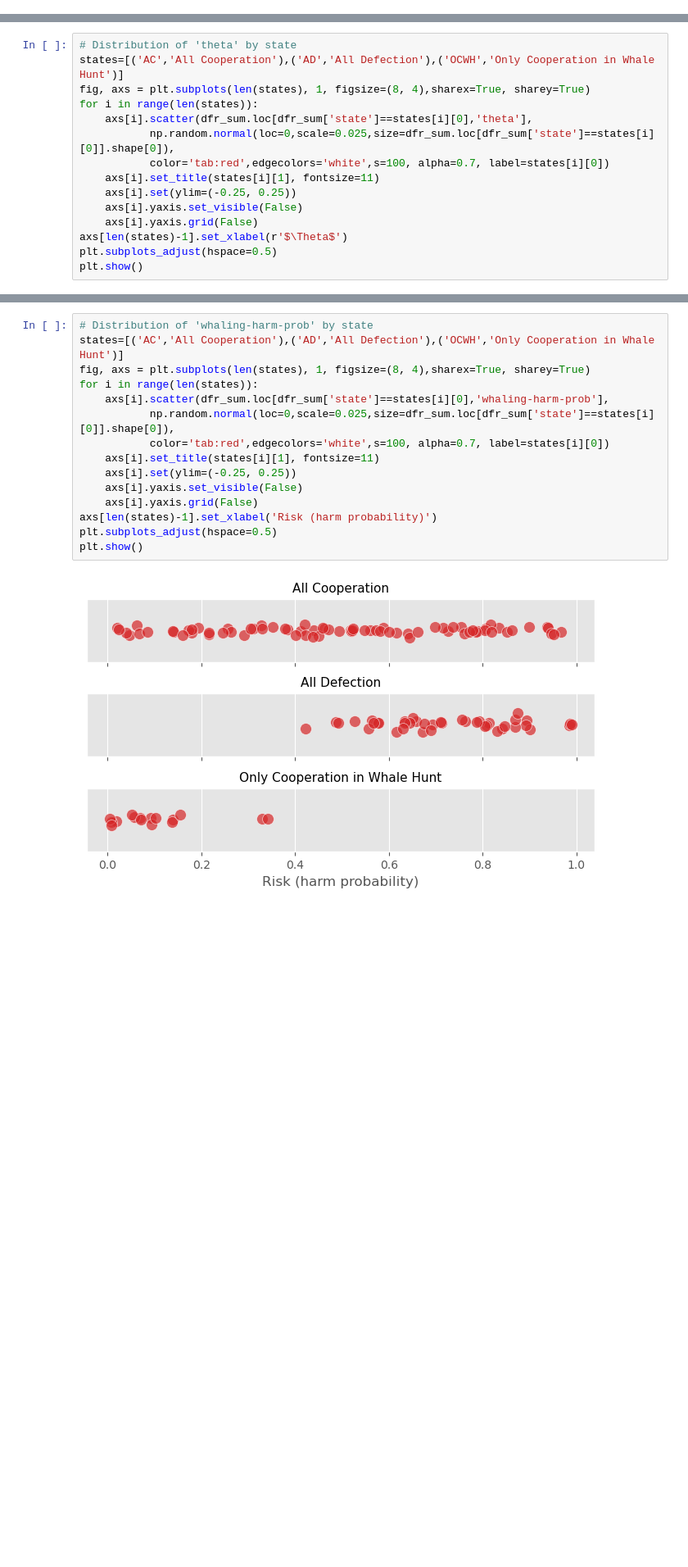
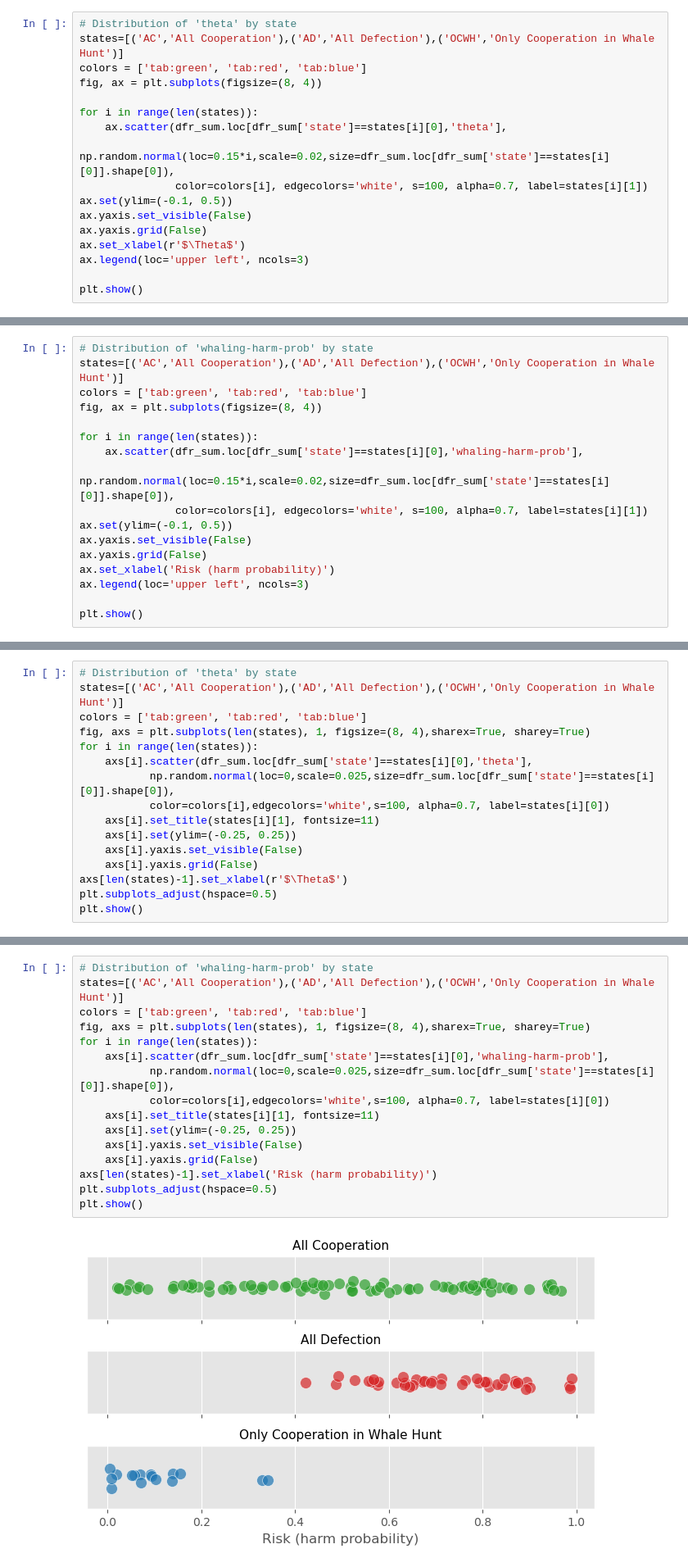
Before and after one commit to jismartin/kawesqarcoop, a Jupyter notebook: notebooks/lhs_analysis.ipynb, the cells around one changed output, grey strips where cells are left out. Shown: that part at 82% size. Saved outputs shown, nothing was run; the diff lists cells and outputs as text; blank space fills up the shorter version.

Commit message:
Update state plots

```diff
--- a/notebooks/lhs_analysis.ipynb
+++ b/notebooks/lhs_analysis.ipynb
@@ -259,3 +260,20 @@ AC      0.568182
 AD      0.310606
 OCWH    0.121212
 dtype: float64
+# %%
+# Distribution of 'theta' by state
+states=[('AC','All Cooperation'),('AD','All Defection'),('OCWH','Only Cooperation in Whale Hunt')]
+colors = ['tab:green', 'tab:red', 'tab:blue']
+fig, ax = plt.subplots(figsize=(8, 4))
+
+for i in range(len(states)):
+    ax.scatter(dfr_sum.loc[dfr_sum['state']==states[i][0],'theta'],
+               np.random.normal(loc=0.15*i,scale=0.02,size=dfr_sum.loc[dfr_sum['state']==states[i][0]].shape[0]),
+               color=colors[i], edgecolors='white', s=100, alpha=0.7, label=states[i][1])
+ax.set(ylim=(-0.1, 0.5))
+ax.yaxis.set_visible(False)
+ax.yaxis.grid(False)
+ax.set_xlabel(r'$\Theta$')
+ax.legend(loc='upper left', ncols=3)
+
+plt.show()
@@ -261,0 +282,17 @@ dtype: float64
+# %%
+# Distribution of 'whaling-harm-prob' by state
+states=[('AC','All Cooperation'),('AD','All Defection'),('OCWH','Only Cooperation in Whale Hunt')]
+colors = ['tab:green', 'tab:red', 'tab:blue']
+fig, ax = plt.subplots(figsize=(8, 4))
+
+for i in range(len(states)):
+    ax.scatter(dfr_sum.loc[dfr_sum['state']==states[i][0],'whaling-harm-prob'],
+               np.random.normal(loc=0.15*i,scale=0.02,size=dfr_sum.loc[dfr_sum['state']==states[i][0]].shape[0]),
+               color=colors[i], edgecolors='white', s=100, alpha=0.7, label=states[i][1])
+ax.set(ylim=(-0.1, 0.5))
+ax.yaxis.set_visible(False)
+ax.yaxis.grid(False)
+ax.set_xlabel('Risk (harm probability)')
+ax.legend(loc='upper left', ncols=3)
+
+plt.show()
@@ -262,11 +301,12 @@ dtype: float64
 # %%
 # Distribution of 'theta' by state
 states=[('AC','All Cooperation'),('AD','All Defection'),('OCWH','Only Cooperation in Whale Hunt')]
+colors = ['tab:green', 'tab:red', 'tab:blue']
 fig, axs = plt.subplots(len(states), 1, figsize=(8, 4),sharex=True, sharey=True)
 for i in range(len(states)):
     axs[i].scatter(dfr_sum.loc[dfr_sum['state']==states[i][0],'theta'],
            np.random.normal(loc=0,scale=0.025,size=dfr_sum.loc[dfr_sum['state']==states[i][0]].shape[0]),
-           color='tab:red',edgecolors='white',s=100, alpha=0.7, label=states[i][0])
+           color=colors[i],edgecolors='white',s=100, alpha=0.7, label=states[i][0])
     axs[i].set_title(states[i][1], fontsize=11)
     axs[i].set(ylim=(-0.25, 0.25))
     axs[i].yaxis.set_visible(False)
@@ -279,17 +319,18 @@ plt.show()
 # %%
 # Distribution of 'whaling-harm-prob' by state
 states=[('AC','All Cooperation'),('AD','All Defection'),('OCWH','Only Cooperation in Whale Hunt')]
+colors = ['tab:green', 'tab:red', 'tab:blue']
 fig, axs = plt.subplots(len(states), 1, figsize=(8, 4),sharex=True, sharey=True)
 for i in range(len(states)):
     axs[i].scatter(dfr_sum.loc[dfr_sum['state']==states[i][0],'whaling-harm-prob'],
            np.random.normal(loc=0,scale=0.025,size=dfr_sum.loc[dfr_sum['state']==states[i][0]].shape[0]),
-           color='tab:red',edgecolors='white',s=100, alpha=0.7, label=states[i][0])
+           color=colors[i],edgecolors='white',s=100, alpha=0.7, label=states[i][0])
     axs[i].set_title(states[i][1], fontsize=11)
     axs[i].set(ylim=(-0.25, 0.25))
     axs[i].yaxis.set_visible(False)
     axs[i].yaxis.grid(False)
 axs[len(states)-1].set_xlabel('Risk (harm probability)')
 plt.subplots_adjust(hspace=0.5)
 plt.show()
 # %% [output]
-[figure, old version]
+[figure, new version]
```
Also changed, not shown: parts of 4 cells of this notebook.
